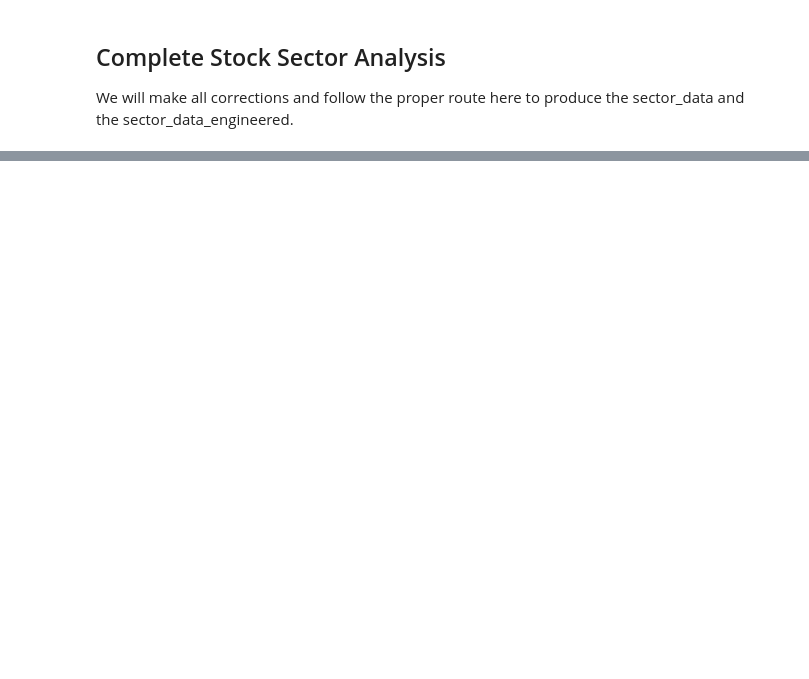
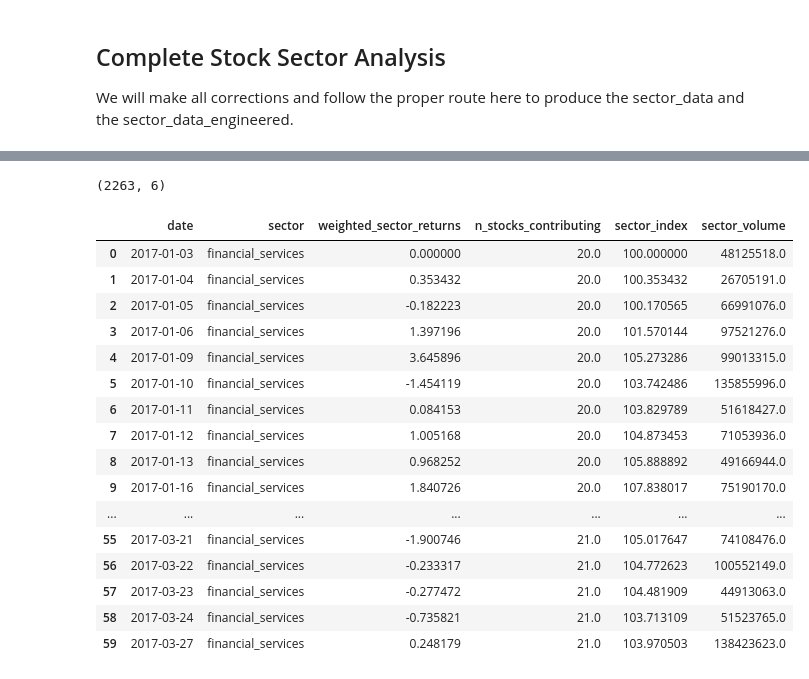
Before and after one commit to Udeani4/SectorLevel_StockPerformance_Predictoion, a Jupyter notebook: stock_sector_analysis.ipynb, the cells around one changed output, grey strips where cells are left out. Drawn from its saved outputs; the diff is of its cells as text; code cells hidden in the pictures; blank space fills up the shorter version.

Commit message:
stock_sector creation automation complete

```diff
--- a/stock_sector_analysis.ipynb
+++ b/stock_sector_analysis.ipynb
@@ -288,3 +294,29 @@ ValueError: No objects to concatenate
+# %%
+fin_service_df=pd.read_csv('feature_engineering/stocks_sectors/financial_services/financial_services_sector')
+# %%
+fin_service_df.shape
+# %% [output]
+(2263, 6)
+# %%
+fin_service_df.head(60)
+# %% [output]
+|  | date | sector | weighted_sector_returns | n_stocks_contributing | sector_index | sector_volume |
+| 0 | 2017-01-03 | financial_services | 0.000000 | 20.0 | 100.000000 | 48125518.0 |
+| 1 | 2017-01-04 | financial_services | 0.353432 | 20.0 | 100.353432 | 26705191.0 |
+| 2 | 2017-01-05 | financial_services | -0.182223 | 20.0 | 100.170565 | 66991076.0 |
+| 3 | 2017-01-06 | financial_services | 1.397196 | 20.0 | 101.570144 | 97521276.0 |
+| 4 | 2017-01-09 | financial_services | 3.645896 | 20.0 | 105.273286 | 99013315.0 |
+| 5 | 2017-01-10 | financial_services | -1.454119 | 20.0 | 103.742486 | 135855996.0 |
+| 6 | 2017-01-11 | financial_services | 0.084153 | 20.0 | 103.829789 | 51618427.0 |
+| 7 | 2017-01-12 | financial_services | 1.005168 | 20.0 | 104.873453 | 71053936.0 |
+| 8 | 2017-01-13 | financial_services | 0.968252 | 20.0 | 105.888892 | 49166944.0 |
+| 9 | 2017-01-16 | financial_services | 1.840726 | 20.0 | 107.838017 | 75190170.0 |
+| ... | ... | ... | ... | ... | ... | ... |
+| 55 | 2017-03-21 | financial_services | -1.900746 | 21.0 | 105.017647 | 74108476.0 |
+| 56 | 2017-03-22 | financial_services | -0.233317 | 21.0 | 104.772623 | 100552149.0 |
+| 57 | 2017-03-23 | financial_services | -0.277472 | 21.0 | 104.481909 | 44913063.0 |
+| 58 | 2017-03-24 | financial_services | -0.735821 | 21.0 | 103.713109 | 51523765.0 |
+| 59 | 2017-03-27 | financial_services | 0.248179 | 21.0 | 103.970503 | 138423623.0 |
 # %%
 if len(data) > 400:
     ticker = os.path.splitext(csv_data)[0] ## Captures the name of the stock
```
Also changed, not shown: parts of 2 cells of this notebook, 11 other files.
